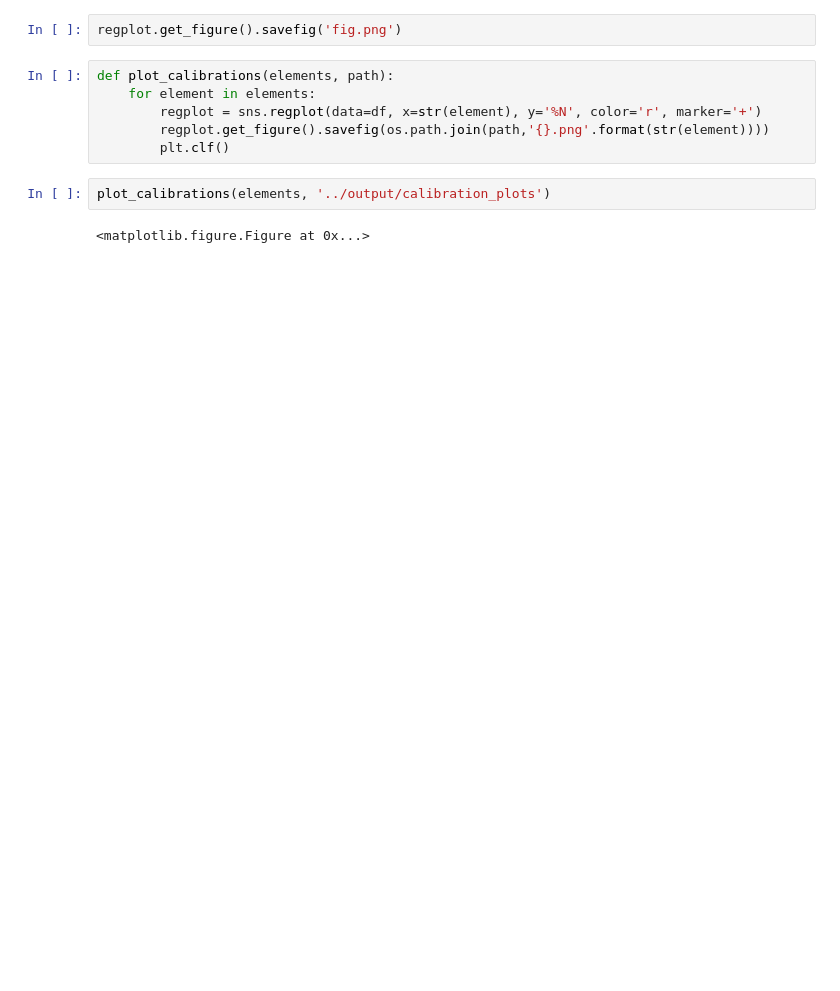
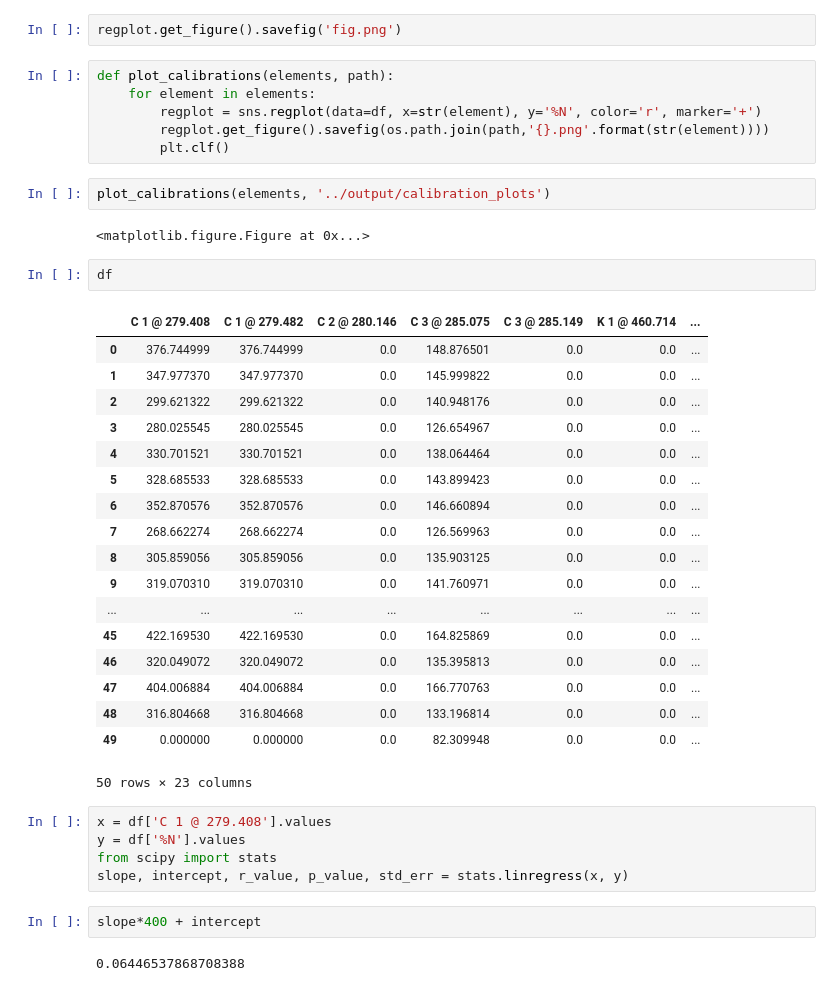
Before and after one commit to ugurgudelek/Libs, a Jupyter notebook: src/calibration_fit.ipynb, the cells around one changed output. Drawn from its saved outputs; the diff is of its cells as text; blank space fills up the shorter version.

```diff
--- a/src/calibration_fit.ipynb
+++ b/src/calibration_fit.ipynb
@@ -87,3 +87,33 @@ def plot_calibrations(elements, path):
 plot_calibrations(elements, '../output/calibration_plots')
 # %% [output]
 <matplotlib.figure.Figure at 0x...>
+# %%
+df
+# %% [output]
+|  | C 1 @ 279.408 | C 1 @ 279.482 | C 2 @ 280.146 | C 3 @ 285.075 | C 3 @ 285.149 | K 1 @ 460.714 | ... |
+| 0 | 376.744999 | 376.744999 | 0.0 | 148.876501 | 0.0 | 0.0 | ... |
+| 1 | 347.977370 | 347.977370 | 0.0 | 145.999822 | 0.0 | 0.0 | ... |
+| 2 | 299.621322 | 299.621322 | 0.0 | 140.948176 | 0.0 | 0.0 | ... |
+| 3 | 280.025545 | 280.025545 | 0.0 | 126.654967 | 0.0 | 0.0 | ... |
+| 4 | 330.701521 | 330.701521 | 0.0 | 138.064464 | 0.0 | 0.0 | ... |
+| 5 | 328.685533 | 328.685533 | 0.0 | 143.899423 | 0.0 | 0.0 | ... |
+| 6 | 352.870576 | 352.870576 | 0.0 | 146.660894 | 0.0 | 0.0 | ... |
+| 7 | 268.662274 | 268.662274 | 0.0 | 126.569963 | 0.0 | 0.0 | ... |
+| 8 | 305.859056 | 305.859056 | 0.0 | 135.903125 | 0.0 | 0.0 | ... |
+| 9 | 319.070310 | 319.070310 | 0.0 | 141.760971 | 0.0 | 0.0 | ... |
+| ... | ... | ... | ... | ... | ... | ... | ... |
+| 45 | 422.169530 | 422.169530 | 0.0 | 164.825869 | 0.0 | 0.0 | ... |
+| 46 | 320.049072 | 320.049072 | 0.0 | 135.395813 | 0.0 | 0.0 | ... |
+| 47 | 404.006884 | 404.006884 | 0.0 | 166.770763 | 0.0 | 0.0 | ... |
+| 48 | 316.804668 | 316.804668 | 0.0 | 133.196814 | 0.0 | 0.0 | ... |
+| 49 | 0.000000 | 0.000000 | 0.0 | 82.309948 | 0.0 | 0.0 | ... |
+50 rows × 23 columns
+# %%
+x = df['C 1 @ 279.408'].values
+y = df['%N'].values
+from scipy import stats
+slope, intercept, r_value, p_value, std_err = stats.linregress(x, y)
+# %%
+slope*400 + intercept
+# %% [output]
+0.06446537868708388
```
Also changed, not shown: parts of 2 cells of this notebook, 6 other files.
